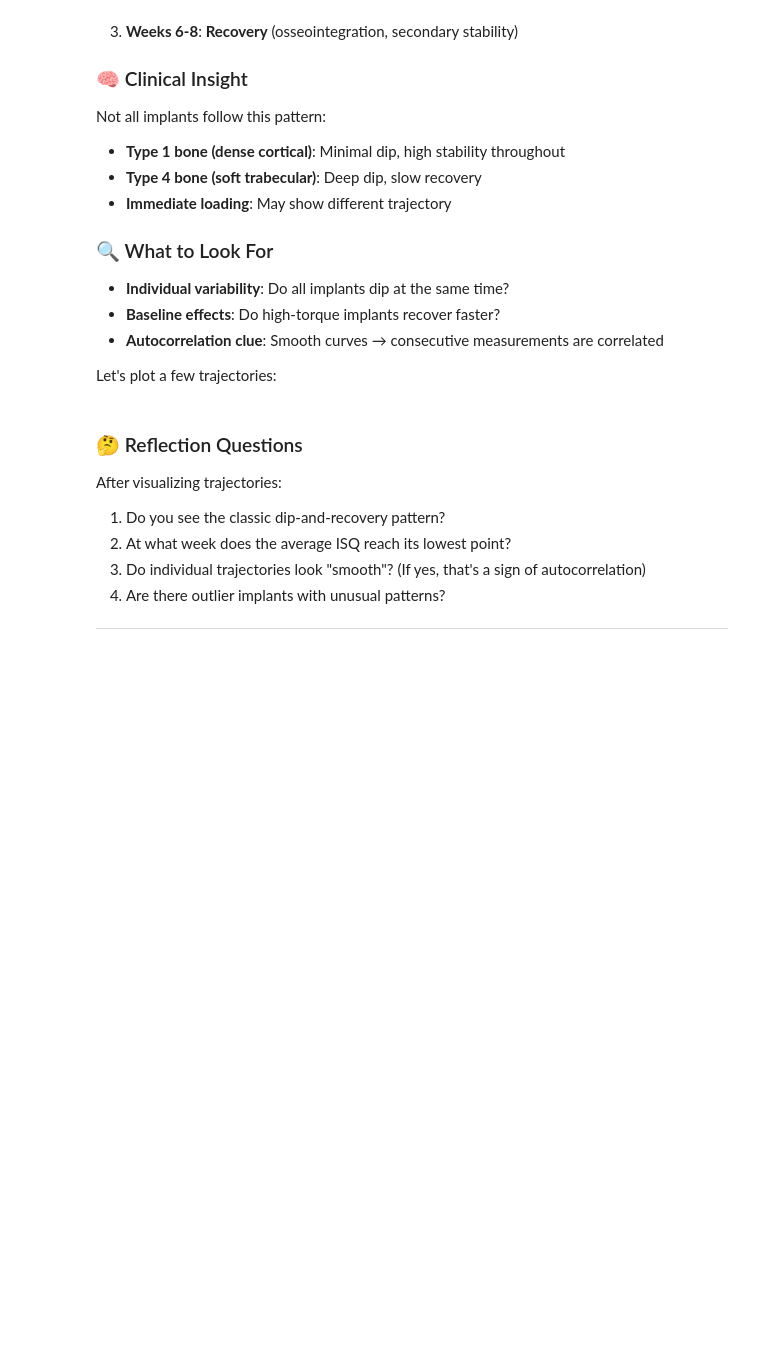
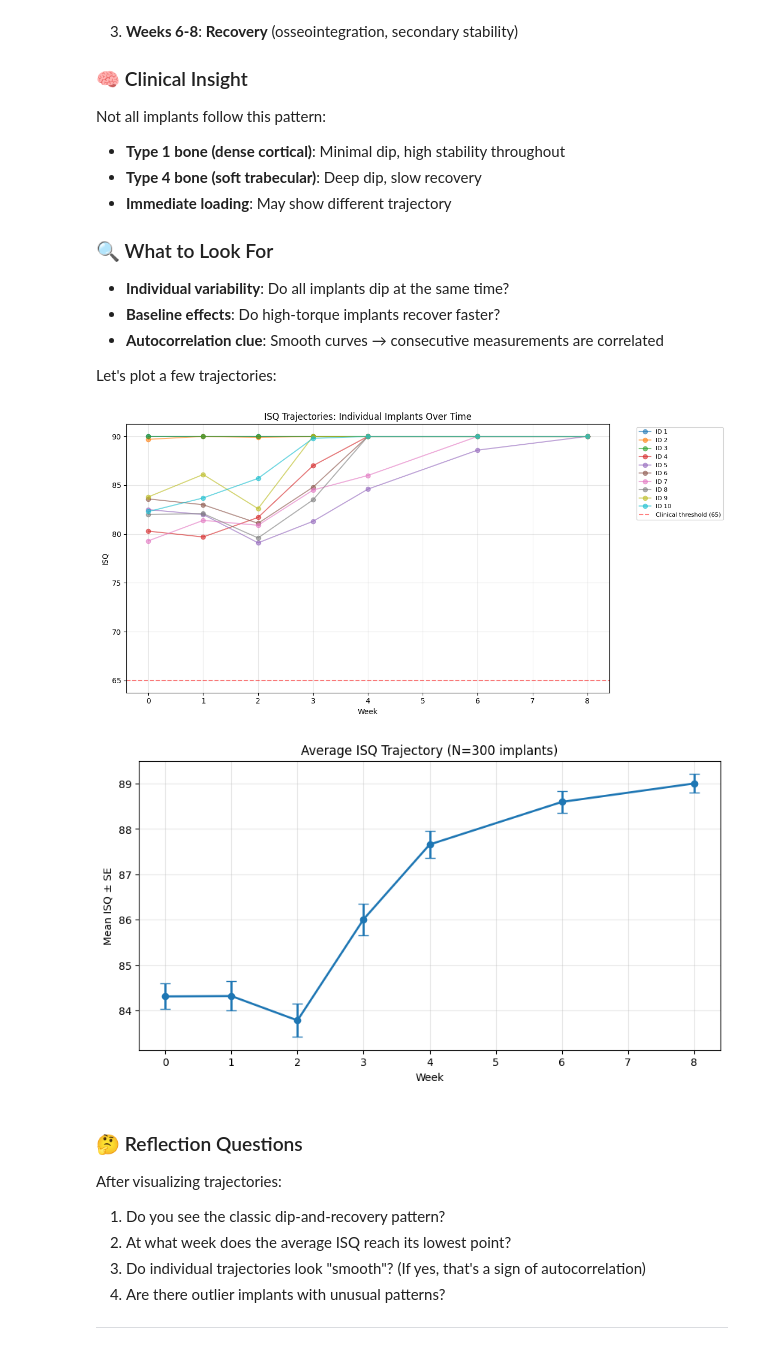
Before and after one commit to Tuminha/Implant-Stability-Stats-Lab-Autocorrelation-Vs-Multicollinearity, a Jupyter notebook: notebooks/02_autocorrelation_lab.ipynb, the cells around one changed output. Saved outputs shown, nothing was run; the diff lists cells and outputs as text; code cells hidden in the pictures; blank space fills up the shorter version.

```diff
--- a/notebooks/02_autocorrelation_lab.ipynb
+++ b/notebooks/02_autocorrelation_lab.ipynb
@@ -112,0 +144,6 @@ Let's start:
+# %%
+# Create lagged ISQ (ISQ from previous week) for each implant
+df_long = df_long.sort_values(['implant_id', 'week'])  # Make sure sorted
+df_long['isq_lag1'] = df_long.groupby('implant_id')['isq'].shift(1)
+
+print(df_long[['implant_id', 'week', 'isq', 'isq_lag1']].head(10))
@@ -147,35 +196,38 @@ Let's plot a few trajectories:
 # %%
 # TODO: pick a few implant_ids and plot ISQ vs week (plt.plot) to see dip/recovery
 #
 # Hint:
 # # Select 10 random implants
-# sample_ids = df_long['implant_id'].unique()[:10]
-# df_sample = df_long[df_long['implant_id'].isin(sample_ids)]
-#
-# # Plot trajectories
-# plt.figure(figsize=(12, 6))
-# for implant_id in sample_ids:
-#     implant_data = df_sample[df_sample['implant_id'] == implant_id]
-#     plt.plot(implant_data['week'], implant_data['isq'], marker='o', alpha=0.6, label=f'ID {implant_id}')
-#
-# plt.axhline(y=65, color='red', linestyle='--', alpha=0.5, label='Clinical threshold (65)')
-# plt.xlabel('Week')
-# plt.ylabel('ISQ')
-# plt.title('ISQ Trajectories: Individual Implants Over Time')
-# plt.legend(bbox_to_anchor=(1.05, 1), loc='upper left', fontsize=8)
-# plt.grid(True, alpha=0.3)
-# plt.tight_layout()
-# plt.show()
-#
-# # Optional: Aggregate trajectory (mean ± SE)
-# agg = df_long.groupby('week')['isq'].agg(['mean', 'sem']).reset_index()
-# plt.figure(figsize=(10, 5))
-# plt.errorbar(agg['week'], agg['mean'], yerr=agg['sem'], marker='o', capsize=5, linewidth=2)
-# plt.xlabel('Week')
-# plt.ylabel('Mean ISQ ± SE')
-# plt.title('Average ISQ Trajectory (N=300 implants)')
-# plt.grid(True, alpha=0.3)
-# plt.show()
+sample_ids = df_long['implant_id'].unique()[:10]
+df_sample = df_long[df_long['implant_id'].isin(sample_ids)]
+
+plt.figure(figsize=(12, 6))
+for implant_id in sample_ids:
+    implant_data = df_sample[df_sample['implant_id'] == implant_id]
+    plt.plot(implant_data['week'], implant_data['isq'], marker='o', alpha=0.6, label=f'ID {implant_id}')
+
+plt.axhline(y=65, color='red', linestyle='--', alpha=0.5, label='Clinical threshold (65)')
+plt.xlabel('Week')
+plt.ylabel('ISQ')
+plt.title('ISQ Trajectories: Individual Implants Over Time')
+plt.legend(bbox_to_anchor=(1.05, 1), loc='upper left', fontsize=8)
+plt.grid(True, alpha=0.3)
+plt.tight_layout()
+plt.savefig('../images/isq_trajectories_individual.png', dpi=300, bbox_inches='tight')
+plt.show()
+
+agg = df_long.groupby('week')['isq'].agg(['mean', 'sem']).reset_index()
+plt.figure(figsize=(10, 5))
+plt.errorbar(agg['week'], agg['mean'], yerr=agg['sem'], marker='o', capsize=5, linewidth=2)
+plt.xlabel('Week')
+plt.ylabel('Mean ISQ ± SE')
+plt.title('Average ISQ Trajectory (N=300 implants)')
+plt.grid(True, alpha=0.3)
+plt.savefig('../images/isq_trajectory_average.png', dpi=300, bbox_inches='tight')
+plt.show()
+# %% [output]
+[figure, added]
+[figure, added]
 # %% [markdown]
 ### 🤔 Reflection Questions
 
```
Also changed, not shown: parts of 6 cells of this notebook, 3 other files.
